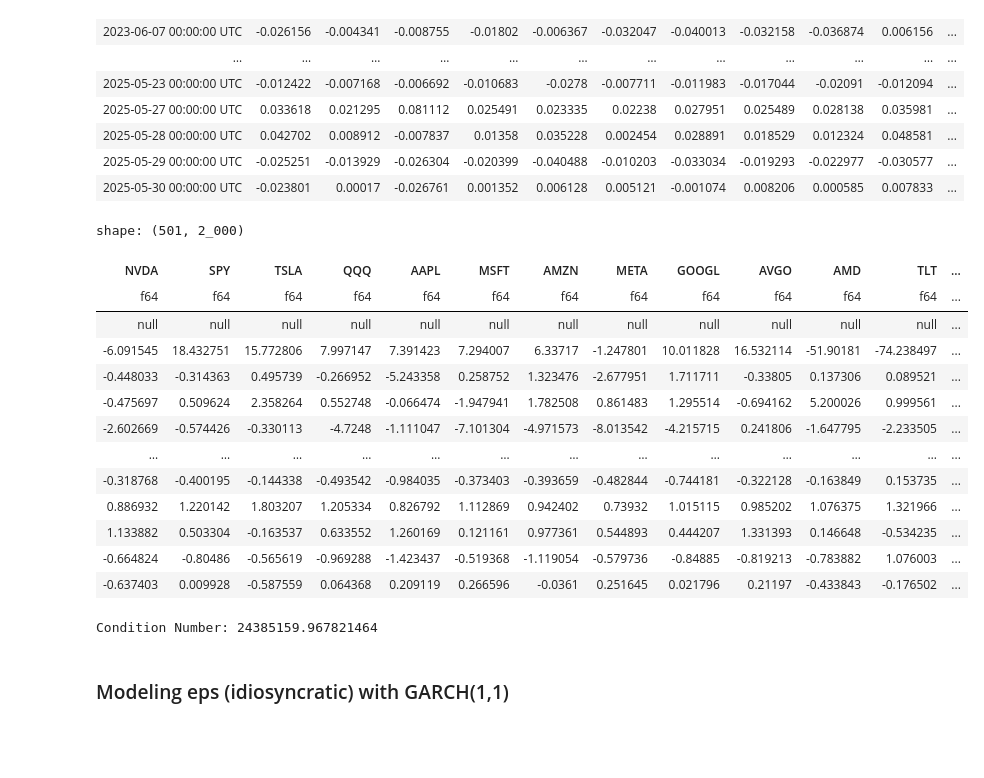
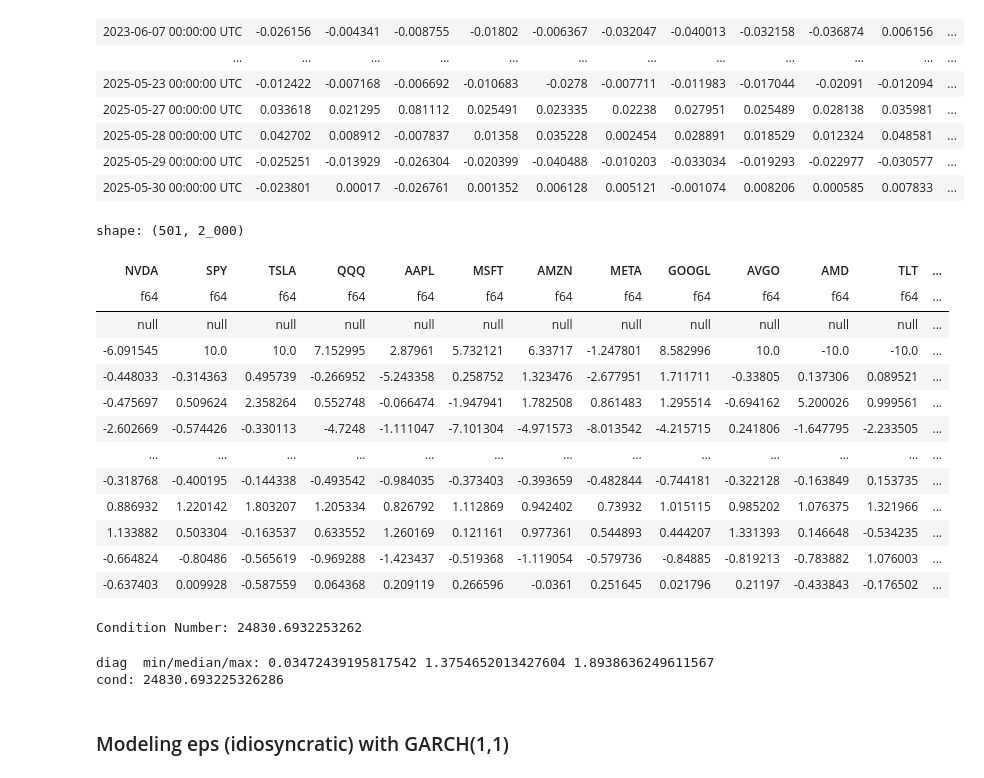
Before and after one commit to MichaelCusackNelkin/Summer_Research_2026, a Jupyter notebook: covariance/covariance.ipynb, the cells around one changed output. Saved outputs shown, nothing was run; the diff lists cells and outputs as text; code cells hidden in the pictures; blank space fills up the shorter version.

```diff
--- a/covariance_research/covariance.ipynb
+++ b/covariance/covariance.ipynb
@@ -155,15 +155,29 @@ shape: (501, 2_001)
 | 2025-05-29 00:00:00 UTC | -0.025251 | -0.013929 | -0.026304 | -0.020399 | -0.040488 | -0.010203 | -0.033034 | -0.019293 | -0.022977 | -0.030577 | ... |
 | 2025-05-30 00:00:00 UTC | -0.023801 | 0.00017 | -0.026761 | 0.001352 | 0.006128 | 0.005121 | -0.001074 | 0.008206 | 0.000585 | 0.007833 | ... |
 # %%
-causal_vol = daily_ret.with_columns(pl.all().exclude("ts_event").pow(2).ewm_mean(alpha=0.06, adjust=True).sqrt().shift(1))
-st_ret = daily_ret.select(pl.all().exclude("ts_event")) / causal_vol.select(pl.all().exclude("ts_event"))
+# causal_vol = daily_ret.with_columns(pl.all().exclude("ts_event").pow(2).ewm_mean(alpha=0.06, adjust=True).sqrt().shift(1))
+# st_ret = daily_ret.select(pl.all().exclude("ts_event")) / causal_vol.select(pl.all().exclude("ts_event"))
+# st_ret
+
+
+# floor the vol so a collapsed forecast can't produce a divide-by-~0
+# (cross-sectional: e.g. 1st percentile of that day's vols, or a small abs floor)
+causal_vol = daily_ret.with_columns(
+    pl.all().exclude("ts_event").pow(2).ewm_mean(alpha=0.06, adjust=True).sqrt().shift(1)
+)
+VOL_FLOOR = 1e-3   # ~0.1%/day
+st_ret = (
+    daily_ret.select(pl.all().exclude("ts_event"))
+    / causal_vol.select(pl.all().exclude("ts_event")).select(pl.all().clip(lower_bound=VOL_FLOOR))
+).select(pl.all().clip(-10, 10))   # a >10σ standardized daily return is a data artifact
+
 st_ret
 # %% [output]
 shape: (501, 2_000)
 | NVDA | SPY | TSLA | QQQ | AAPL | MSFT | AMZN | META | GOOGL | AVGO | AMD | TLT | ... |
 | f64 | f64 | f64 | f64 | f64 | f64 | f64 | f64 | f64 | f64 | f64 | f64 | ... |
 | null | null | null | null | null | null | null | null | null | null | null | null | ... |
-| -6.091545 | 18.432751 | 15.772806 | 7.997147 | 7.391423 | 7.294007 | 6.33717 | -1.247801 | 10.011828 | 16.532114 | -51.90181 | -74.238497 | ... |
+| -6.091545 | 10.0 | 10.0 | 7.152995 | 2.87961 | 5.732121 | 6.33717 | -1.247801 | 8.582996 | 10.0 | -10.0 | -10.0 | ... |
 | -0.448033 | -0.314363 | 0.495739 | -0.266952 | -5.243358 | 0.258752 | 1.323476 | -2.677951 | 1.711711 | -0.33805 | 0.137306 | 0.089521 | ... |
 | -0.475697 | 0.509624 | 2.358264 | 0.552748 | -0.066474 | -1.947941 | 1.782508 | 0.861483 | 1.295514 | -0.694162 | 5.200026 | 0.999561 | ... |
 | -2.602669 | -0.574426 | -0.330113 | -4.7248 | -1.111047 | -7.101304 | -4.971573 | -8.013542 | -4.215715 | 0.241806 | -1.647795 | -2.233505 | ... |
@@ -198,4 +212,11 @@ evals = np.linalg.eigvalsh(Sigma_r)
 cond_n = np.abs(np.max(evals)) / np.abs(np.min(evals))
 print(f"Condition Number: {cond_n}")
 # %% [output]
-Condition Number: 24385159.967821464
+Condition Number: 24830.6932253262
+# %%
+d = np.diag(Sigma_r)
+print("diag  min/median/max:", d.min(), np.median(d), d.max())   # want median ≈ 1, max single digits
+print("cond:", np.linalg.cond(Sigma_r))                          # want O(1e2–1e3), not 1e7
+# %% [output]
+diag  min/median/max: 0.03472439195817542 1.3754652013427604 1.8938636249611567
+cond: 24830.693225326286
```
Also changed, not shown: parts of 3 cells of this notebook, 14 other files.
